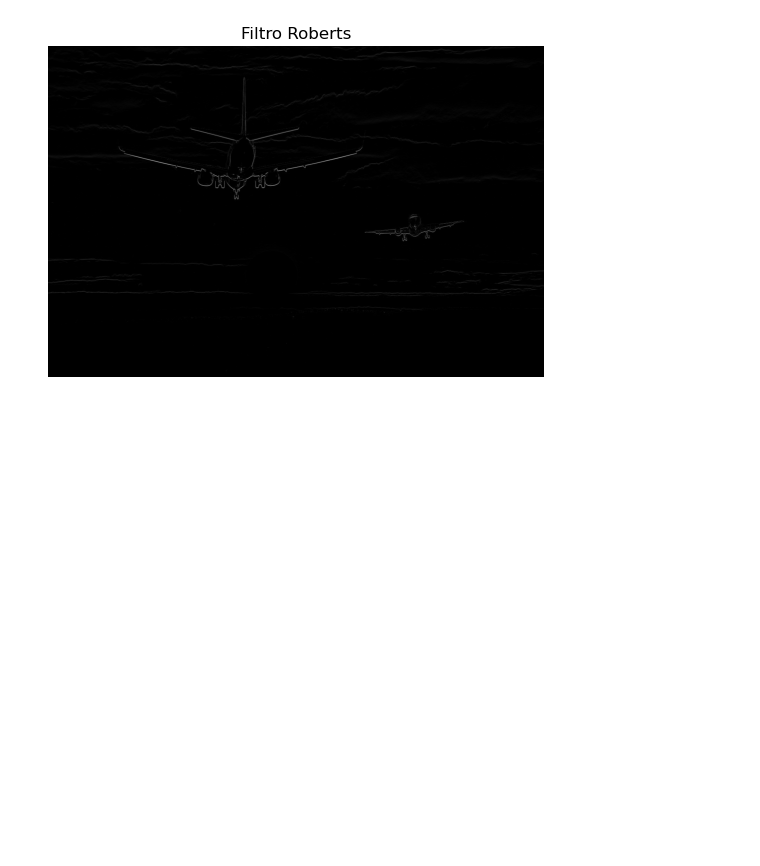
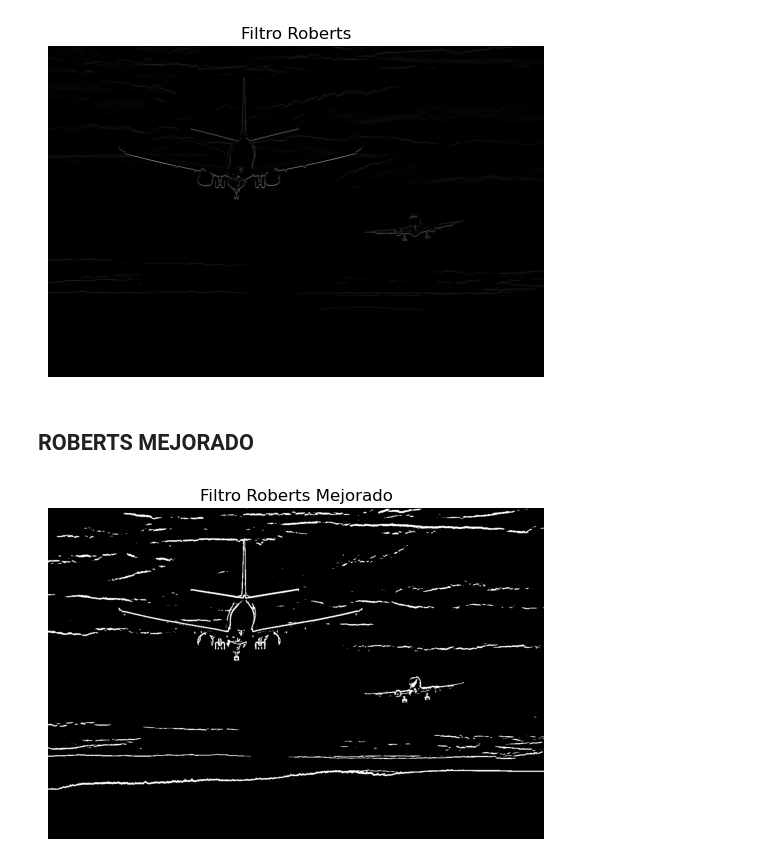
Before and after one commit to Iamvalentina2020/pdi26, a Jupyter notebook: CLASE05052026/borde.ipynb, the cells around one changed output. Cells and saved outputs as stored; diff of their text form; code cells hidden in the pictures; blank space fills up the shorter version.

```diff
--- a/CLASE05052026/borde.ipynb
+++ b/CLASE05052026/borde.ipynb
@@ -151,3 +152,30 @@ plt.axis('off')
 plt.show()
 # %% [output]
 [figure]
+# %% [markdown]
+## ROBERTS MEJORADO
+# %%
+import cv2
+import numpy as np
+import matplotlib.pyplot as plt
+
+def filtro_roberts_mejorado(img):
+    img_gris = cv2.cvtColor(img, cv2.COLOR_BGR2GRAY)
+    suavizar=cv2.GaussianBlur(img_gris,(3,3),0)
+
+    robertx=np.array([[2,0],[0,-2]],dtype=np.float32)
+    roberty=np.array([[0,2],[-2,0]],dtype=np.float32)
+    r_x=cv2.filter2D(suavizar,-1,robertx)
+    r_y=cv2.filter2D(suavizar,-1,roberty)
+    roberts=cv2.addWeighted(np.abs(r_x),0.7,np.abs(r_y),0.7,0)
+    _,bordes=cv2.threshold(roberts,20,255,cv2.THRESH_BINARY)
+    return bordes
+
+img = cv2.imread('imagen1.jpg')
+roberts_result = filtro_roberts_mejorado(img)
+plt.imshow(roberts_result, cmap='gray')
+plt.title('Filtro Roberts Mejorado')
+plt.axis('off')
+plt.show()
+# %% [output]
+[figure, added]
```
Also changed, not shown: parts of 5 cells of this notebook.
